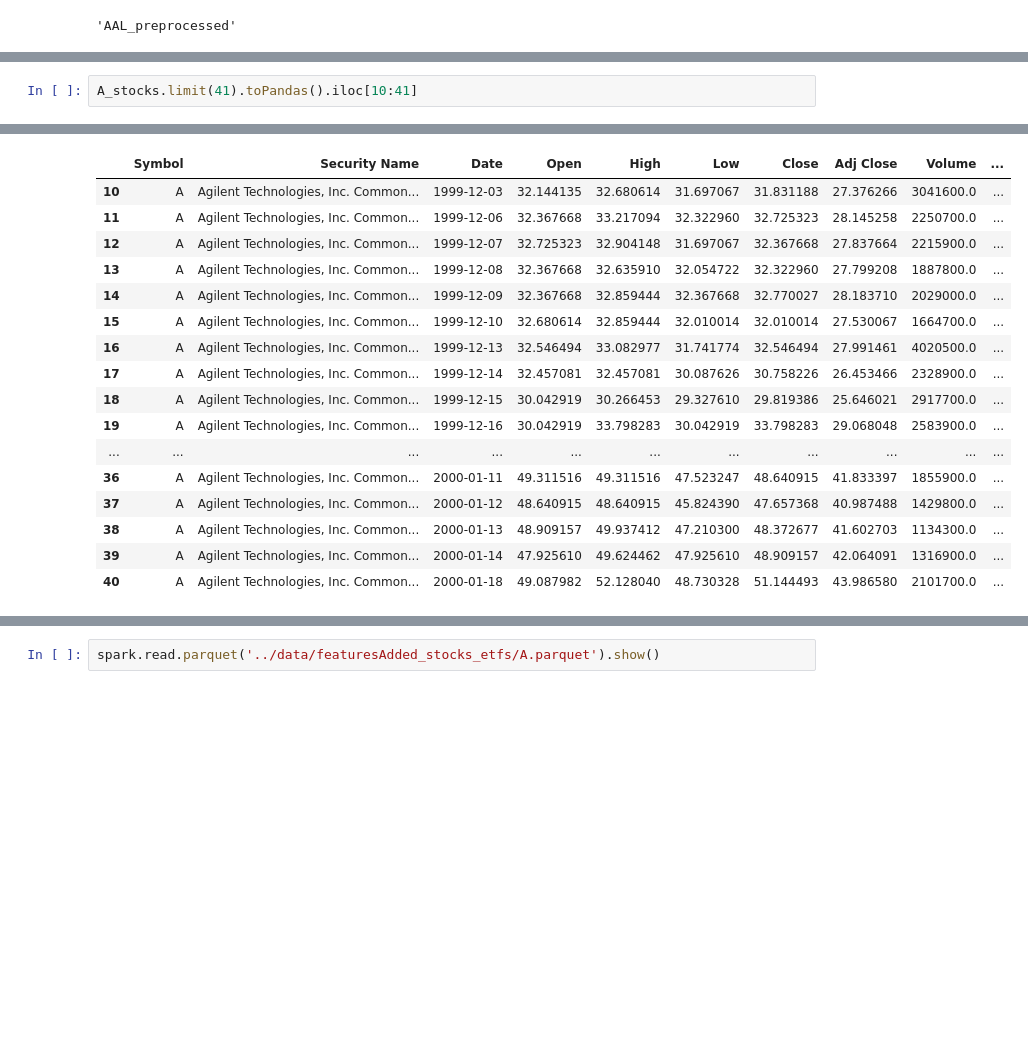
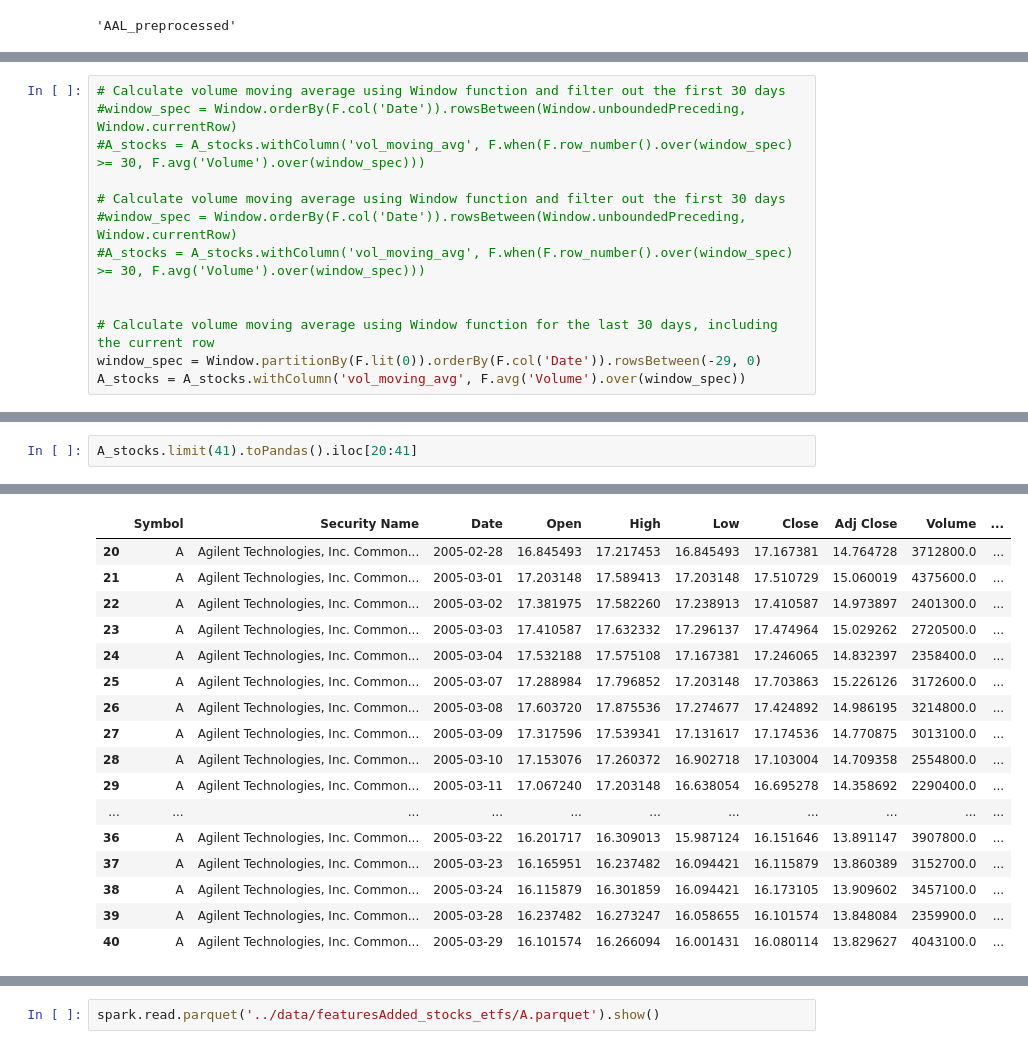
Before and after one commit to FelixQLe/ML_PIPELINE_AIRFLOW_SPARK_DOCKER, a Jupyter notebook: dags/utils/add_sym_sec_name.ipynb, the cells around one changed output, grey strips where cells are left out. Saved outputs shown, nothing was run; the diff lists cells and outputs as text; blank space fills up the shorter version.

Commit message:
Spark, finishing 'processing Data' stage using Spark over Pandas

```diff
--- a/dags/utils/add_sym_sec_name.ipynb
+++ b/dags/utils/add_sym_sec_name.ipynb
@@ -340,0 +343,13 @@ A_stocks = A_stocks.withColumn('vol_moving_avg', F.avg('Volume').over(window_spe
+# %%
+# Calculate volume moving average using Window function and filter out the first 30 days
+#window_spec = Window.orderBy(F.col('Date')).rowsBetween(Window.unboundedPreceding, Window.currentRow)
+#A_stocks = A_stocks.withColumn('vol_moving_avg', F.when(F.row_number().over(window_spec) >= 30, F.avg('Volume').over(window_spec)))
+
+# Calculate volume moving average using Window function and filter out the first 30 days
+#window_spec = Window.orderBy(F.col('Date')).rowsBetween(Window.unboundedPreceding, Window.currentRow)
+#A_stocks = A_stocks.withColumn('vol_moving_avg', F.when(F.row_number().over(window_spec) >= 30, F.avg('Volume').over(window_spec)))
+
+
+# Calculate volume moving average using Window function for the last 30 days, including the current row
+window_spec = Window.partitionBy(F.lit(0)).orderBy(F.col('Date')).rowsBetween(-29, 0)
+A_stocks = A_stocks.withColumn('vol_moving_avg', F.avg('Volume').over(window_spec))
@@ -341,3 +401,3 @@ A_stocks = A_stocks.withColumn('vol_moving_avg', F.avg('Volume').over(window_spe
 # %%
-A_stocks.limit(41).toPandas().iloc[10:41]
+A_stocks.limit(41).toPandas().iloc[20:41]
 # %% [output]
@@ -345,17 +404,17 @@ A_stocks.limit(41).toPandas().iloc[10:41]
 |  | Symbol | Security Name | Date | Open | High | Low | Close | Adj Close | Volume | ... |
-| 10 | A | Agilent Technologies, Inc. Common... | 1999-12-03 | 32.144135 | 32.680614 | 31.697067 | 31.831188 | 27.376266 | 3041600.0 | ... |
-| 11 | A | Agilent Technologies, Inc. Common... | 1999-12-06 | 32.367668 | 33.217094 | 32.322960 | 32.725323 | 28.145258 | 2250700.0 | ... |
-| 12 | A | Agilent Technologies, Inc. Common... | 1999-12-07 | 32.725323 | 32.904148 | 31.697067 | 32.367668 | 27.837664 | 2215900.0 | ... |
-| 13 | A | Agilent Technologies, Inc. Common... | 1999-12-08 | 32.367668 | 32.635910 | 32.054722 | 32.322960 | 27.799208 | 1887800.0 | ... |
-| 14 | A | Agilent Technologies, Inc. Common... | 1999-12-09 | 32.367668 | 32.859444 | 32.367668 | 32.770027 | 28.183710 | 2029000.0 | ... |
-| 15 | A | Agilent Technologies, Inc. Common... | 1999-12-10 | 32.680614 | 32.859444 | 32.010014 | 32.010014 | 27.530067 | 1664700.0 | ... |
-| 16 | A | Agilent Technologies, Inc. Common... | 1999-12-13 | 32.546494 | 33.082977 | 31.741774 | 32.546494 | 27.991461 | 4020500.0 | ... |
-| 17 | A | Agilent Technologies, Inc. Common... | 1999-12-14 | 32.457081 | 32.457081 | 30.087626 | 30.758226 | 26.453466 | 2328900.0 | ... |
-| 18 | A | Agilent Technologies, Inc. Common... | 1999-12-15 | 30.042919 | 30.266453 | 29.327610 | 29.819386 | 25.646021 | 2917700.0 | ... |
-| 19 | A | Agilent Technologies, Inc. Common... | 1999-12-16 | 30.042919 | 33.798283 | 30.042919 | 33.798283 | 29.068048 | 2583900.0 | ... |
+| 20 | A | Agilent Technologies, Inc. Common... | 2005-02-28 | 16.845493 | 17.217453 | 16.845493 | 17.167381 | 14.764728 | 3712800.0 | ... |
+| 21 | A | Agilent Technologies, Inc. Common... | 2005-03-01 | 17.203148 | 17.589413 | 17.203148 | 17.510729 | 15.060019 | 4375600.0 | ... |
+| 22 | A | Agilent Technologies, Inc. Common... | 2005-03-02 | 17.381975 | 17.582260 | 17.238913 | 17.410587 | 14.973897 | 2401300.0 | ... |
+| 23 | A | Agilent Technologies, Inc. Common... | 2005-03-03 | 17.410587 | 17.632332 | 17.296137 | 17.474964 | 15.029262 | 2720500.0 | ... |
+| 24 | A | Agilent Technologies, Inc. Common... | 2005-03-04 | 17.532188 | 17.575108 | 17.167381 | 17.246065 | 14.832397 | 2358400.0 | ... |
+| 25 | A | Agilent Technologies, Inc. Common... | 2005-03-07 | 17.288984 | 17.796852 | 17.203148 | 17.703863 | 15.226126 | 3172600.0 | ... |
+| 26 | A | Agilent Technologies, Inc. Common... | 2005-03-08 | 17.603720 | 17.875536 | 17.274677 | 17.424892 | 14.986195 | 3214800.0 | ... |
+| 27 | A | Agilent Technologies, Inc. Common... | 2005-03-09 | 17.317596 | 17.539341 | 17.131617 | 17.174536 | 14.770875 | 3013100.0 | ... |
+| 28 | A | Agilent Technologies, Inc. Common... | 2005-03-10 | 17.153076 | 17.260372 | 16.902718 | 17.103004 | 14.709358 | 2554800.0 | ... |
+| 29 | A | Agilent Technologies, Inc. Common... | 2005-03-11 | 17.067240 | 17.203148 | 16.638054 | 16.695278 | 14.358692 | 2290400.0 | ... |
 | ... | ... | ... | ... | ... | ... | ... | ... | ... | ... | ... |
-| 36 | A | Agilent Technologies, Inc. Common... | 2000-01-11 | 49.311516 | 49.311516 | 47.523247 | 48.640915 | 41.833397 | 1855900.0 | ... |
-| 37 | A | Agilent Technologies, Inc. Common... | 2000-01-12 | 48.640915 | 48.640915 | 45.824390 | 47.657368 | 40.987488 | 1429800.0 | ... |
-| 38 | A | Agilent Technologies, Inc. Common... | 2000-01-13 | 48.909157 | 49.937412 | 47.210300 | 48.372677 | 41.602703 | 1134300.0 | ... |
-| 39 | A | Agilent Technologies, Inc. Common... | 2000-01-14 | 47.925610 | 49.624462 | 47.925610 | 48.909157 | 42.064091 | 1316900.0 | ... |
-| 40 | A | Agilent Technologies, Inc. Common... | 2000-01-18 | 49.087982 | 52.128040 | 48.730328 | 51.144493 | 43.986580 | 2101700.0 | ... |
+| 36 | A | Agilent Technologies, Inc. Common... | 2005-03-22 | 16.201717 | 16.309013 | 15.987124 | 16.151646 | 13.891147 | 3907800.0 | ... |
+| 37 | A | Agilent Technologies, Inc. Common... | 2005-03-23 | 16.165951 | 16.237482 | 16.094421 | 16.115879 | 13.860389 | 3152700.0 | ... |
+| 38 | A | Agilent Technologies, Inc. Common... | 2005-03-24 | 16.115879 | 16.301859 | 16.094421 | 16.173105 | 13.909602 | 3457100.0 | ... |
+| 39 | A | Agilent Technologies, Inc. Common... | 2005-03-28 | 16.237482 | 16.273247 | 16.058655 | 16.101574 | 13.848084 | 2359900.0 | ... |
+| 40 | A | Agilent Technologies, Inc. Common... | 2005-03-29 | 16.101574 | 16.266094 | 16.001431 | 16.080114 | 13.829627 | 4043100.0 | ... |
```
Also changed, not shown: parts of 11 cells of this notebook, 2 other files.
